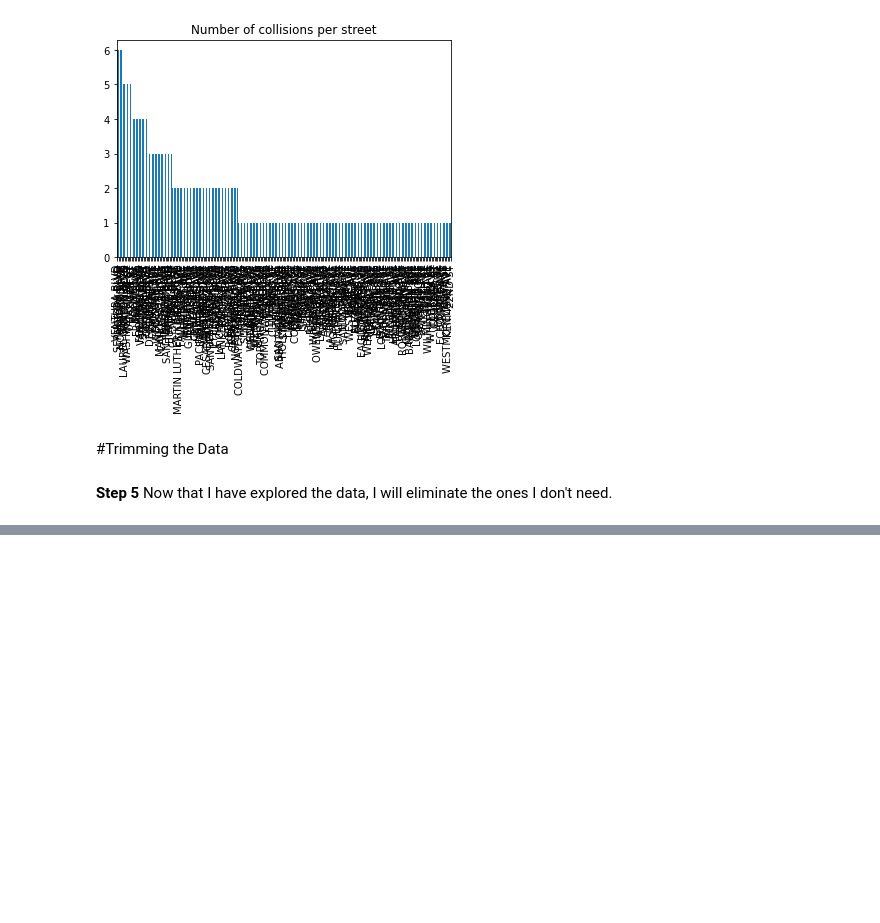
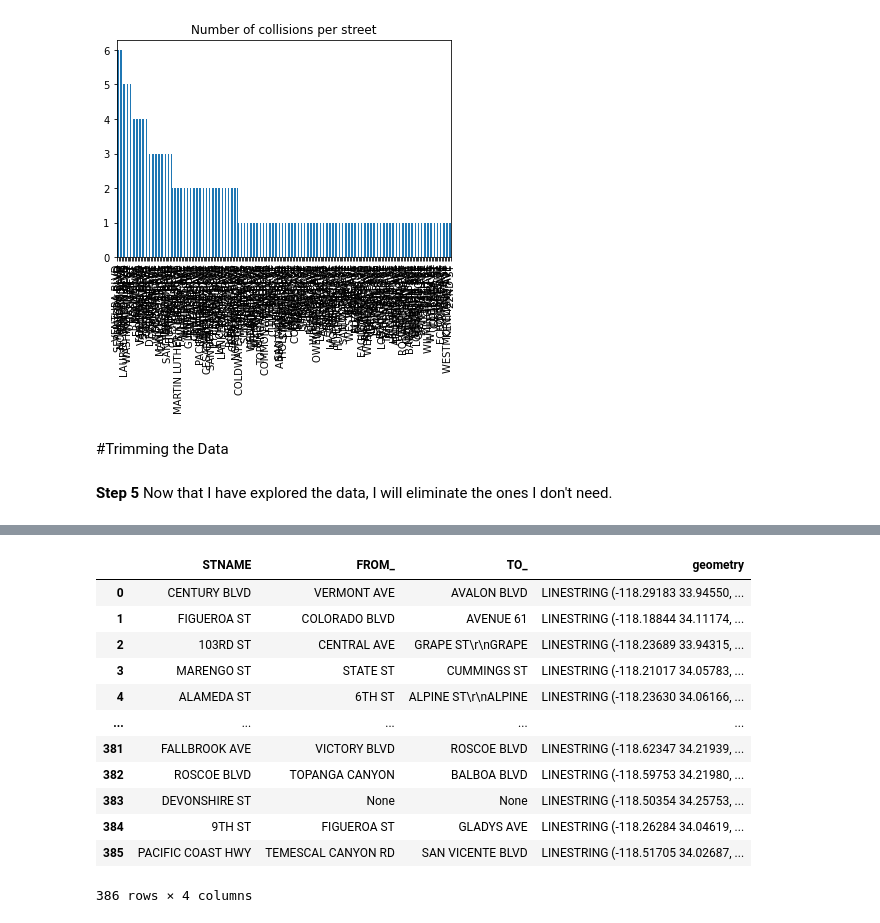
Before and after one commit to paotirado/up206-paola, a Jupyter notebook: Week 1/Week 1 assignement.ipynb, the cells around one changed output, grey strips where cells are left out. Saved outputs shown, nothing was run; the diff lists cells and outputs as text; code cells hidden in the pictures; blank space fills up the shorter version.

```diff
--- a/Week 1/Week 1 assignement.ipynb
+++ b/Week 1/Week 1 assignement.ipynb
@@ -196,0 +233,17 @@ st_count.plot.bar(x = 'STNAME' , y = 'count' , title = 'Number of collisions per
+# %%
+highinjurynetwork_trimmed = highinjurynetwork_[desired_columns].copy()
+highinjurynetwork_trimmed
+# %% [output]
+|  | STNAME | FROM_ | TO_ | geometry |
+| 0 | CENTURY BLVD | VERMONT AVE | AVALON BLVD | LINESTRING (-118.29183 33.94550, ... |
+| 1 | FIGUEROA ST | COLORADO BLVD | AVENUE 61 | LINESTRING (-118.18844 34.11174, ... |
+| 2 | 103RD ST | CENTRAL AVE | GRAPE ST\r\nGRAPE | LINESTRING (-118.23689 33.94315, ... |
+| 3 | MARENGO ST | STATE ST | CUMMINGS ST | LINESTRING (-118.21017 34.05783, ... |
+| 4 | ALAMEDA ST | 6TH ST | ALPINE ST\r\nALPINE | LINESTRING (-118.23630 34.06166, ... |
+| ... | ... | ... | ... | ... |
+| 381 | FALLBROOK AVE | VICTORY BLVD | ROSCOE BLVD | LINESTRING (-118.62347 34.21939, ... |
+| 382 | ROSCOE BLVD | TOPANGA CANYON | BALBOA BLVD | LINESTRING (-118.59753 34.21980, ... |
+| 383 | DEVONSHIRE ST | None | None | LINESTRING (-118.50354 34.25753, ... |
+| 384 | 9TH ST | FIGUEROA ST | GLADYS AVE | LINESTRING (-118.26284 34.04619, ... |
+| 385 | PACIFIC COAST HWY | TEMESCAL CANYON RD | SAN VICENTE BLVD | LINESTRING (-118.51705 34.02687, ... |
+386 rows × 4 columns
```
Also changed, not shown: parts of 10 cells of this notebook.
